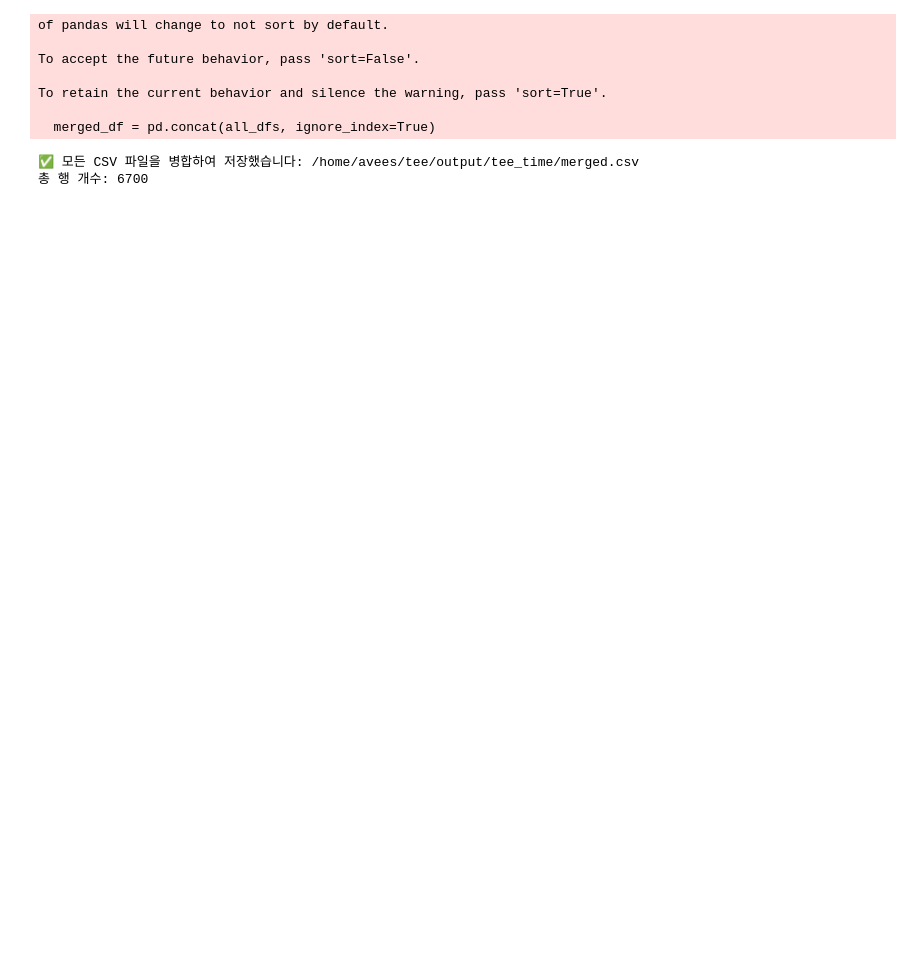
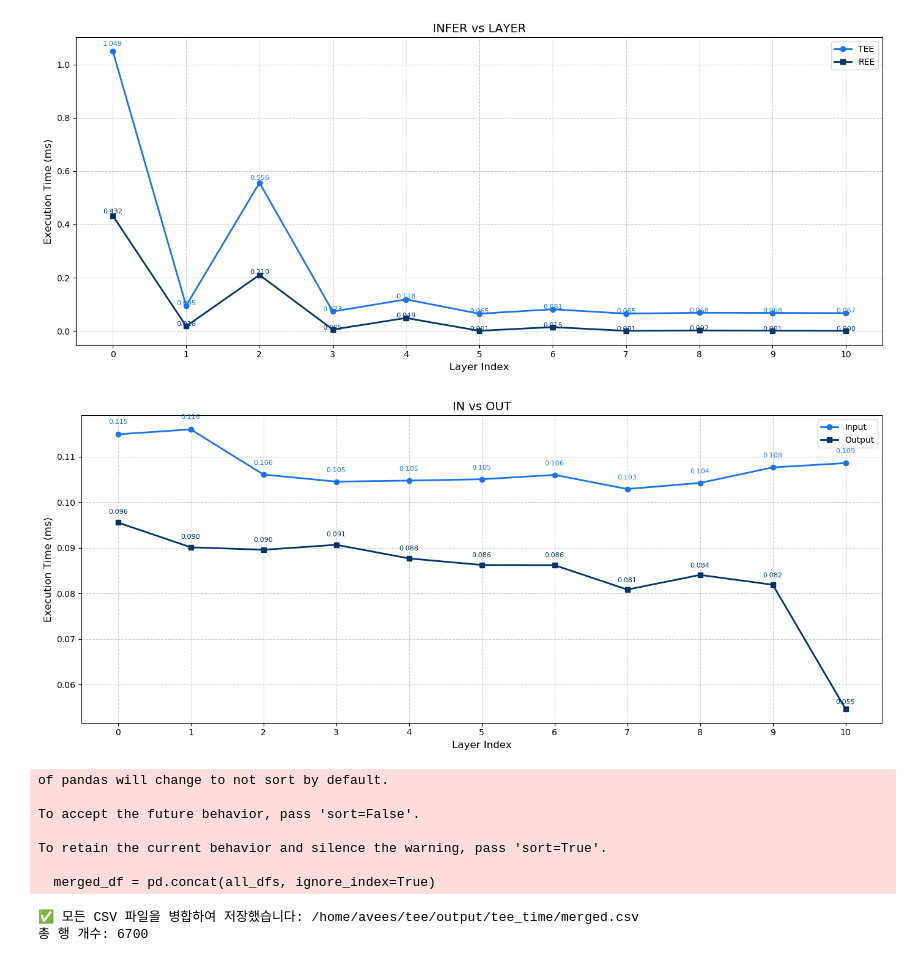
Before and after one commit to SeungWoo3/secure-inference, a Jupyter notebook: graph/tee_components_time.ipynb, the cells around one changed output. Cells and saved outputs as stored; diff of their text form; code cells hidden in the pictures; blank space fills up the shorter version.

```diff
--- a/graph/tee_components_time.ipynb
+++ b/graph/tee_components_time.ipynb
@@ -102,3 +176,82 @@ plt.show()
+# %%
+import os
+import pandas as pd
+import matplotlib.pyplot as plt
+import numpy as np
+
+# CSV 폴더 경로
+csv_dir = "/home/avees/tee/graph/component/src"
+
+# 색상 설정 (dark blue 계열)
+colors = ['#1a73e8', '#003366']  # 두 개 그래프용 색상
+
+# 🔹 범례(legend) 이름 직접 지정
+legend_labels = {
+    "INFER.csv": "TEE",
+    "LAYER.csv": "REE",
+    "IN.csv": "Input",
+    "OUT.csv": "Output",
+}
+
+# 파일 그룹 정의
+group_pairs = [
+    ("INFER.csv", "LAYER.csv", "INFER vs LAYER"),
+    ("IN.csv", "OUT.csv", "IN vs OUT"),
+]
+
+for file1, file2, title in group_pairs:
+    path1 = os.path.join(csv_dir, file1)
+    path2 = os.path.join(csv_dir, file2)
+
+    # 두 파일 모두 존재하는지 확인
+    if not (os.path.exists(path1) and os.path.exists(path2)):
+        print(f"⚠️  Skipping {title}: one or both files missing")
+        continue
+
+    # CSV 읽기
+    df1 = pd.read_csv(path1, index_col=0)
+    df2 = pd.read_csv(path2, index_col=0)
+
+    # avg 행만 추출
+    if 'avg' not in df1.index or 'avg' not in df2.index:
+        print(f"⚠️  Skipping {title}: 'avg' row missing")
+        continue
+
+    avg1 = df1.loc['avg']
+    avg2 = df2.loc['avg']
+
+    # x축: Layer index (숫자)
+    x1 = np.arange(len(avg1))
+    x2 = np.arange(len(avg2))
+
+    plt.figure(figsize=(14, 6))
+
+    # 🔹 legend 이름 지정
+    label1 = legend_labels.get(file1, file1.replace('.csv', ''))
+    label2 = legend_labels.get(file2, file2.replace('.csv', ''))
+
+    # 꺾은선그래프
+    plt.plot(x1, avg1.values, marker='o', linestyle='-', color=colors[0], linewidth=2, label=label1)
+    plt.plot(x2, avg2.values, marker='s', linestyle='-', color=colors[1], linewidth=2, label=label2)
+
+    # 각 점 위에 값 표시
+    for i, v in enumerate(avg1.values):
+        plt.text(i, v + (v * 0.02), f"{v:.3f}", ha='center', fontsize=8, color=colors[0])
+    for i, v in enumerate(avg2.values):
+        plt.text(i, v + (v * 0.02), f"{v:.3f}", ha='center', fontsize=8, color=colors[1])
+
+    # 시각적 설정
+    plt.title(f"{title}", fontsize=14)
+    plt.xlabel("Layer Index", fontsize=12)
+    plt.ylabel("Execution Time (ms)", fontsize=12)
+    plt.xticks(x1)  # x축을 0,1,2,... 형태로 표시
+    plt.grid(True, linestyle='--', alpha=0.6)
+    plt.legend()
+    plt.tight_layout()
+    plt.show()
+# %% [output]
+[figure, added]
+[figure, added]
 # %%
 import os
 import pandas as pd
```
Also changed, not shown: parts of 6 cells of this notebook, 21 other files.
